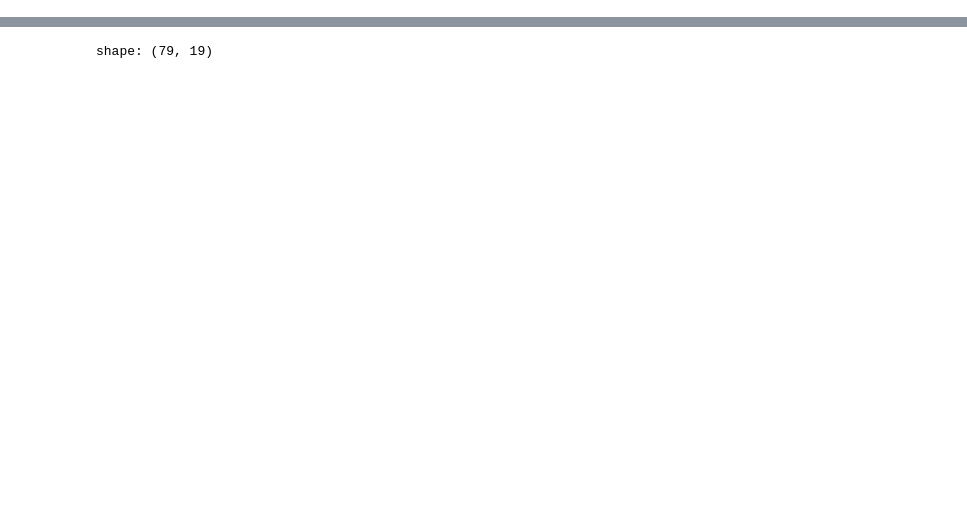
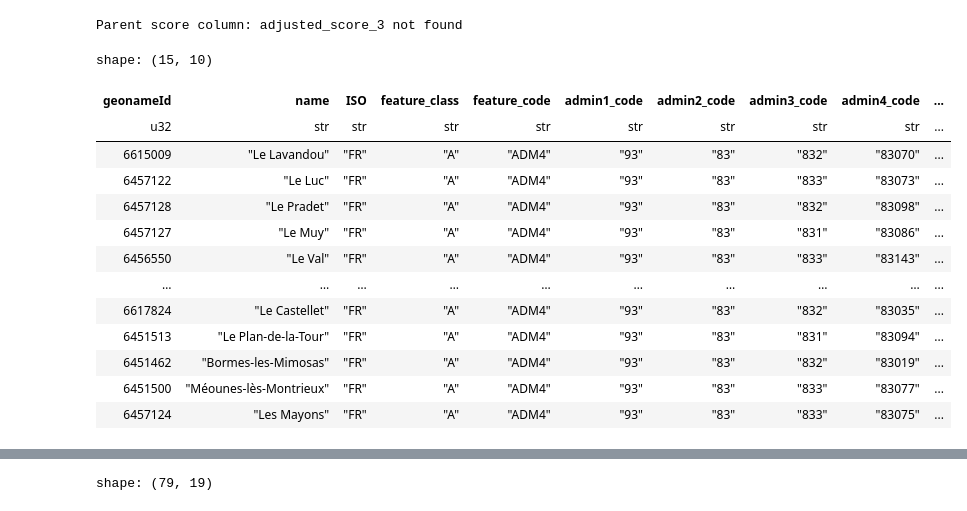
Before and after one commit to SamBroomy/heisenberg, a Jupyter notebook: test.ipynb, the cells around one changed output, grey strips where cells are left out. Saved outputs shown, nothing was run; the diff lists cells and outputs as text; code cells hidden in the pictures; blank space fills up the shorter version.

Commit message:
search

```diff
--- a/test.ipynb
+++ b/test.ipynb
@@ -1120,0 +1669,43 @@ shape: (0, 1)
+# %%
+con.register("df_admin3", df_admin3)
+# TODO - Filter by countries from the previous step?
+df_admin4 = (
+    con.execute(
+        """SELECT *
+FROM (
+    SELECT *, fts_main_admin4.match_bm25(
+        geonameId,
+        $term
+    ) AS score
+    FROM admin4
+) sq
+WHERE score IS NOT NULL
+    AND admin3_code IN (
+        SELECT admin3_code FROM df_admin3
+    )
+ORDER BY score DESC;
+""",
+        {"term": SEARCH_TERM[4]},
+    )
+    .pl()
+    .lazy()
+    .pipe(admin_score, 4)
+    .collect()
+)
+df_admin4
+# %% [output]
+Parent score column: adjusted_score_3 not found
+shape: (15, 10)
+| geonameId | name | ISO | feature_class | feature_code | admin1_code | admin2_code | admin3_code | admin4_code | ... |
+| u32 | str | str | str | str | str | str | str | str | ... |
+| 6615009 | "Le Lavandou" | "FR" | "A" | "ADM4" | "93" | "83" | "832" | "83070" | ... |
+| 6457122 | "Le Luc" | "FR" | "A" | "ADM4" | "93" | "83" | "833" | "83073" | ... |
+| 6457128 | "Le Pradet" | "FR" | "A" | "ADM4" | "93" | "83" | "832" | "83098" | ... |
+| 6457127 | "Le Muy" | "FR" | "A" | "ADM4" | "93" | "83" | "831" | "83086" | ... |
+| 6456550 | "Le Val" | "FR" | "A" | "ADM4" | "93" | "83" | "833" | "83143" | ... |
+| … | … | … | … | … | … | … | … | … | ... |
+| 6617824 | "Le Castellet" | "FR" | "A" | "ADM4" | "93" | "83" | "832" | "83035" | ... |
+| 6451513 | "Le Plan-de-la-Tour" | "FR" | "A" | "ADM4" | "93" | "83" | "831" | "83094" | ... |
+| 6451462 | "Bormes-les-Mimosas" | "FR" | "A" | "ADM4" | "93" | "83" | "832" | "83019" | ... |
+| 6451500 | "Méounes-lès-Montrieux" | "FR" | "A" | "ADM4" | "93" | "83" | "833" | "83077" | ... |
+| 6457124 | "Les Mayons" | "FR" | "A" | "ADM4" | "93" | "83" | "833" | "83075" | ... |
```
Also changed, not shown: parts of 64 cells of this notebook, 3 other files.
